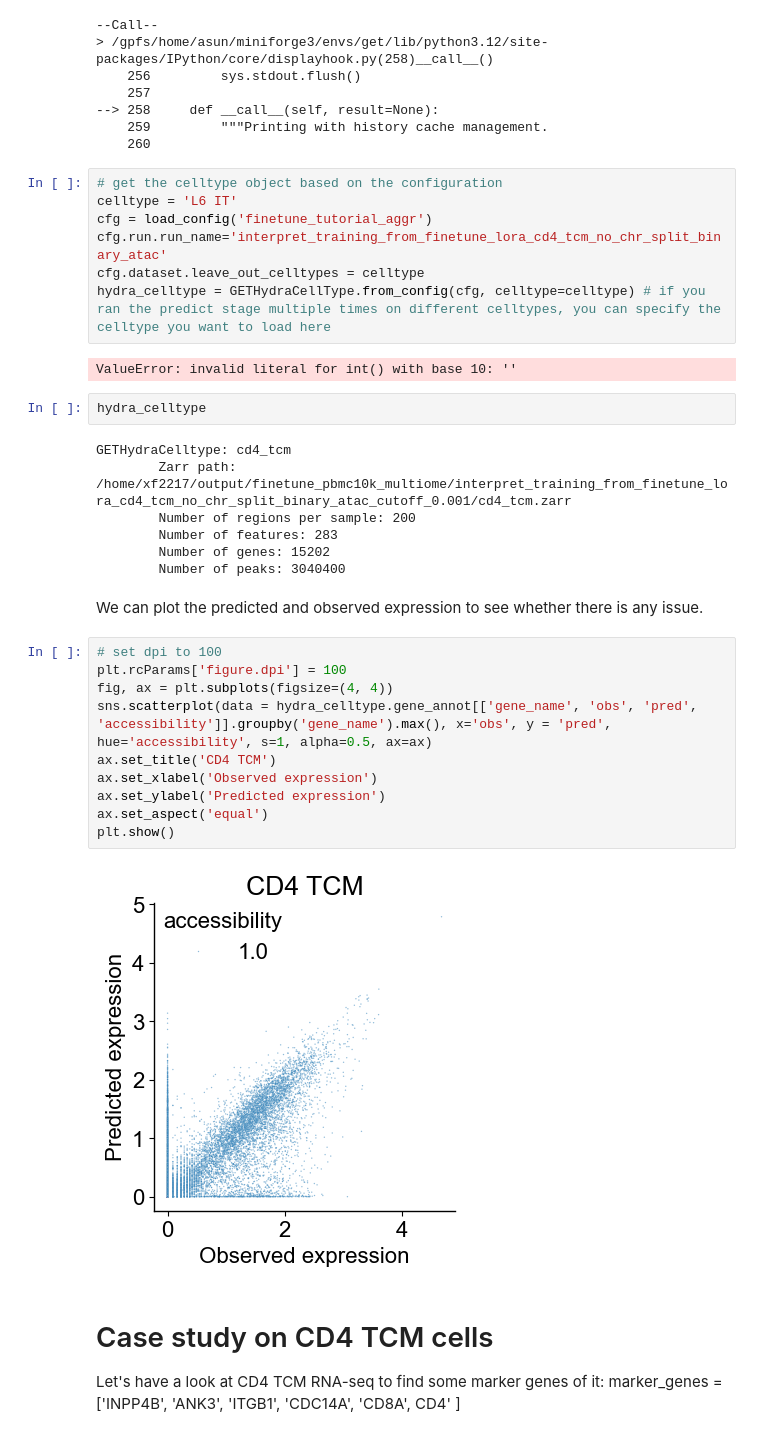
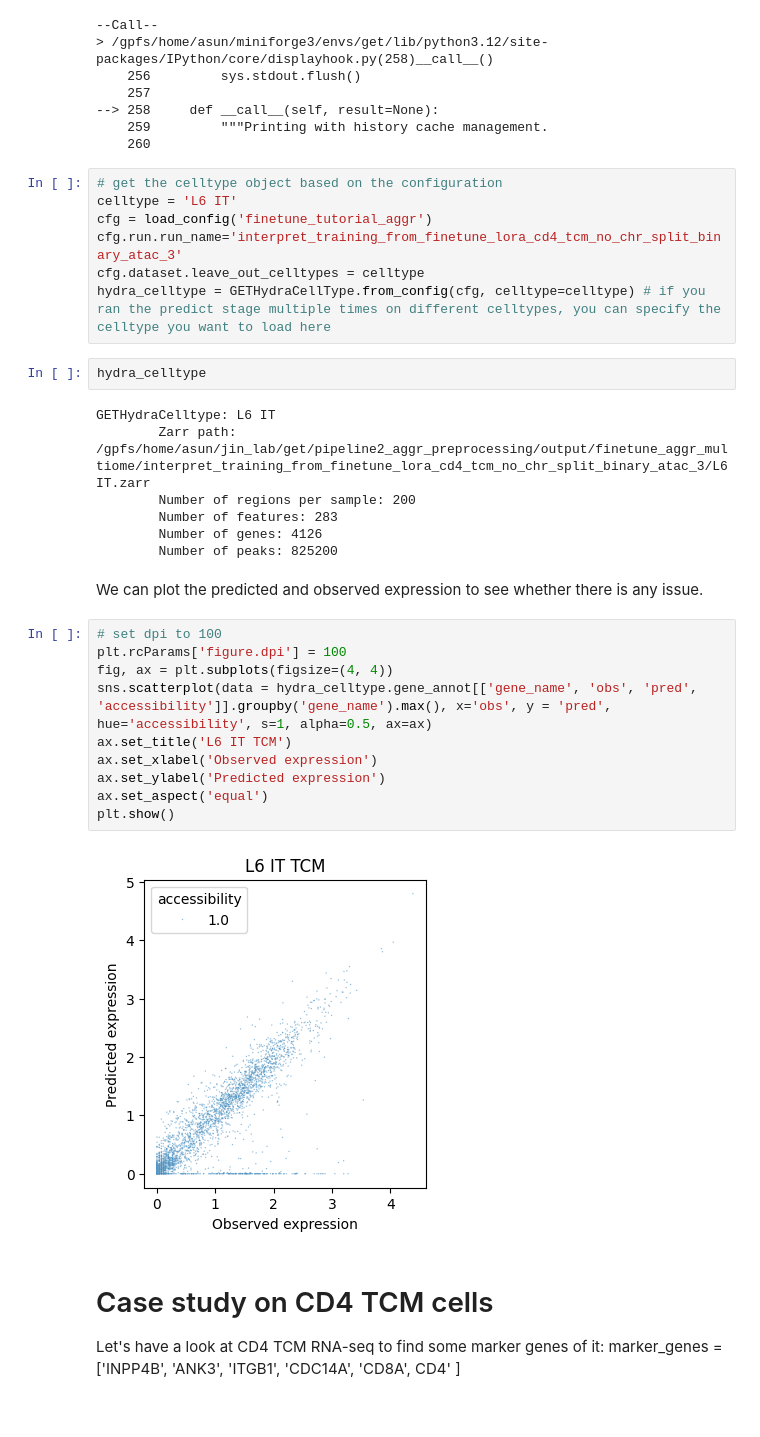
Before and after one commit to asunboi/get, a Jupyter notebook: pipeline2_aggr_preprocessing/finetune_batac_eval.ipynb, the cells around one changed output. Drawn from its saved outputs; the diff is of its cells as text.

```diff
--- a/pipeline2_aggr_preprocessing/finetune_batac_eval.ipynb
+++ b/pipeline2_aggr_preprocessing/finetune_batac_eval.ipynb
@@ -223,34 +216,32 @@ z
 # get the celltype object based on the configuration
 celltype = 'L6 IT'
 cfg = load_config('finetune_tutorial_aggr')
-cfg.run.run_name='interpret_training_from_finetune_lora_cd4_tcm_no_chr_split_binary_atac'
+cfg.run.run_name='interpret_training_from_finetune_lora_cd4_tcm_no_chr_split_binary_atac_3'
 cfg.dataset.leave_out_celltypes = celltype
 hydra_celltype = GETHydraCellType.from_config(cfg, celltype=celltype) # if you ran the predict stage multiple times on different celltypes, you can specify the celltype you want to load here
-# %% [output]
-ValueError: invalid literal for int() with base 10: ''
 # %%
 hydra_celltype
 # %% [output]
-GETHydraCelltype: cd4_tcm
-        Zarr path: /home/xf2217/output/finetune_pbmc10k_multiome/interpret_training_from_finetune_lora_cd4_tcm_no_chr_split_binary_atac_cutoff_0.001/cd4_tcm.zarr
+GETHydraCelltype: L6 IT
+        Zarr path: /gpfs/home/asun/jin_lab/get/pipeline2_aggr_preprocessing/output/finetune_aggr_multiome/interpret_training_from_finetune_lora_cd4_tcm_no_chr_split_binary_atac_3/L6 IT.zarr
         Number of regions per sample: 200
         Number of features: 283
-        Number of genes: 15202
-        Number of peaks: 3040400
+        Number of genes: 4126
+        Number of peaks: 825200
 # %% [markdown]
 We can plot the predicted and observed expression to see whether there is any issue.
 # %%
 # set dpi to 100
 plt.rcParams['figure.dpi'] = 100
 fig, ax = plt.subplots(figsize=(4, 4))
 sns.scatterplot(data = hydra_celltype.gene_annot[['gene_name', 'obs', 'pred', 'accessibility']].groupby('gene_name').max(), x='obs', y = 'pred', hue='accessibility', s=1, alpha=0.5, ax=ax)
-ax.set_title('CD4 TCM')
+ax.set_title('L6 IT TCM')
 ax.set_xlabel('Observed expression')
 ax.set_ylabel('Predicted expression')
 ax.set_aspect('equal')
 plt.show()
 # %% [output]
-[figure, old version]
+[figure, new version]
 # %% [markdown]
 # Case study on CD4 TCM cells
 Let's have a look at CD4 TCM RNA-seq to find some marker genes of it:
```
Also changed, not shown: parts of 6 cells of this notebook.
